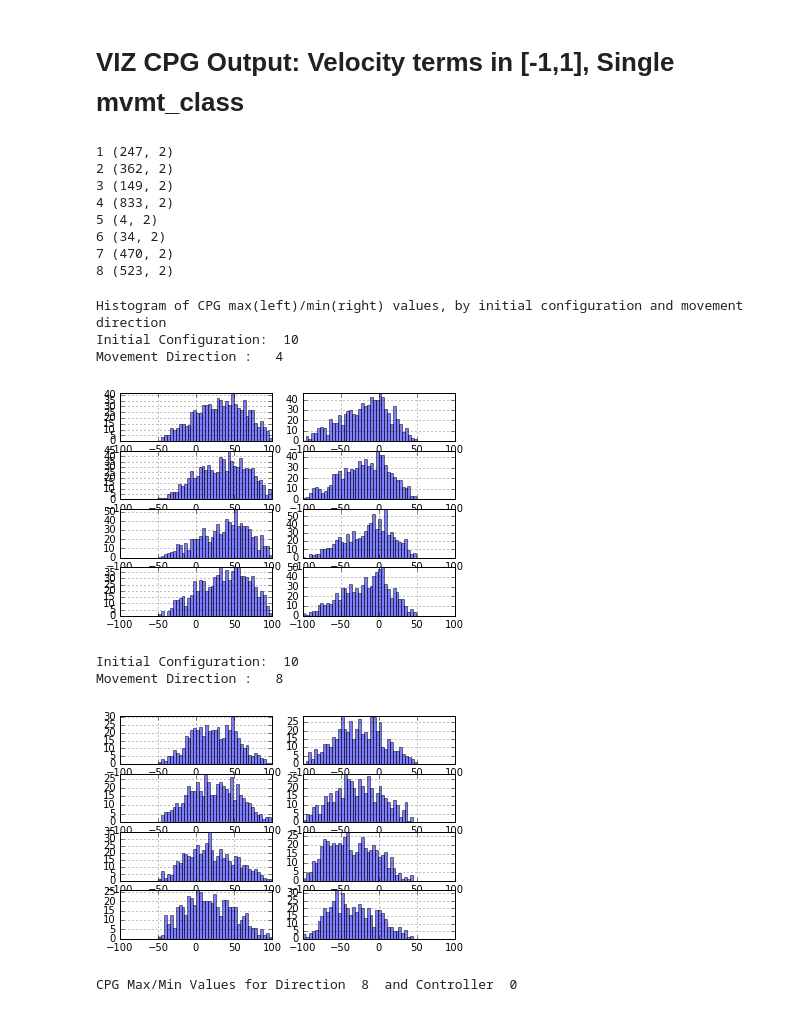
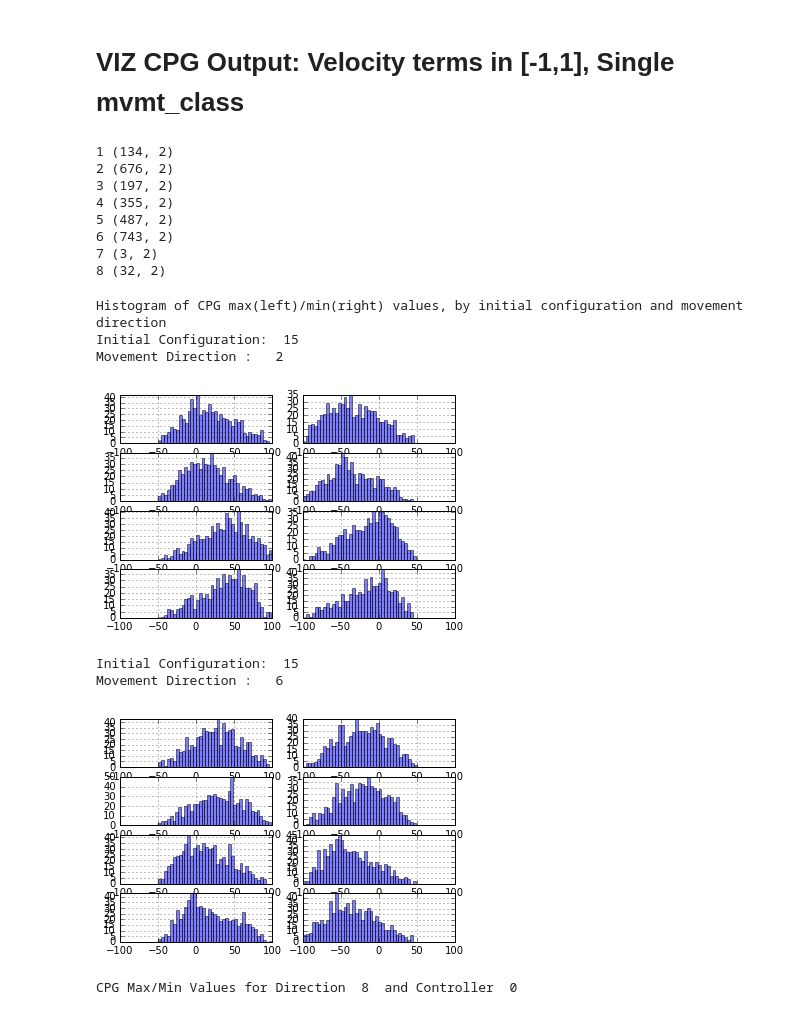
Before and after one commit to gypsytearss/tensegrity_physics, a Jupyter notebook: snake.ipynb, the cells around one changed output. Cells and saved outputs as stored; diff of their text form; code cells hidden in the pictures.

```diff
--- a/snake.ipynb
+++ b/snake.ipynb
@@ -109,19 +127,19 @@ NameError: name 'gppred' is not defined
 # **VIZ CPG Output: Velocity terms in [-1,1], Single mvmt_class**
 # %%
 direction = 4
-configuration = 10
+configuration = 15
 labels = gp.train_labels
 for i in range(1,9):
     print i, data[(data[:,-1]==i) & (data[:,-2]==configuration)].shape
 # %% [output]
-1 (247, 2)
-2 (362, 2)
-3 (149, 2)
-4 (833, 2)
-5 (4, 2)
-6 (34, 2)
-7 (470, 2)
-8 (523, 2)
+1 (134, 2)
+2 (676, 2)
+3 (197, 2)
+4 (355, 2)
+5 (487, 2)
+6 (743, 2)
+7 (3, 2)
+8 (32, 2)
 # %%
 # data = np.concatenate((gp.start_states[:gp.start_states.shape[0]*0.9,:],
 #                        model.mvmt_class[:model.mvmt_class.shape[0]*0.9,:]),
@@ -159,8 +177,8 @@ data = gp.train_data
 print "Histogram of CPG max(left)/min(right) values, by initial configuration and movement direction"
 
 plt.figure(1)
-direction = 4
-configuration = 10
+direction = 2
+configuration = 15
 print "Initial Configuration: ", configuration
 print "Movement Direction :  ", direction
 
@@ -178,44 +196,44 @@ for idx in range(1,9):
 plt.show()
 
 plt.figure(2)
-direction = 8
-configuration = 10
+direction = 6
+configuration = 15
 print "Initial Configuration: ", configuration
 print "Movement Direction :  ", direction
 
 for idx in range(1,9):
     plt.subplot("42" + str(idx))
     column = idx - 1
     bins = np.linspace(np.min(labels[:,column]),
                   np.max(labels[:,column]), 40)
     n, bins_out, plot = plt.hist(labels[:,column][(data[:,-1]==direction) & (data[:,0]==configuration)],
                              bins, alpha=0.5, label="lbl")
 #     plt.legend(loc="upper right")
     plt.ylim([0, np.max(n)])
     plt.xlim([-100,100])
     plt.grid(True)
 plt.show()
 
 # plt.figure(2)
 # for idx in range(1,9):
 #     plt.subplot("33" + str(idx))
 #     column = idx + 7
 #     bins = np.linspace(np.min(labels[:,column]),
 #                   np.max(labels[:,column]), 40)
 #     n, bins_out, plot = plt.hist(labels[:,column][data[:,-1]==direction],
 #                              bins, alpha=0.5, label="lbl")
 # #     plt.legend(loc="upper right")
 #     plt.ylim([0, np.max(n)])
 #     plt.grid(True)
 plt.show()
 # %% [output]
 Histogram of CPG max(left)/min(right) values, by initial configuration and movement direction
-Initial Configuration:  10
-Movement Direction :   4
+Initial Configuration:  15
+Movement Direction :   2
-[figure, old version]
+[figure, new version]
-Initial Configuration:  10
-Movement Direction :   8
+Initial Configuration:  15
+Movement Direction :   6
-[figure, old version]
+[figure, new version]
 # %%
 direction = 8
 for idx in range(0,4):
```
Also changed, not shown: parts of 3 cells of this notebook, 3 other files.
